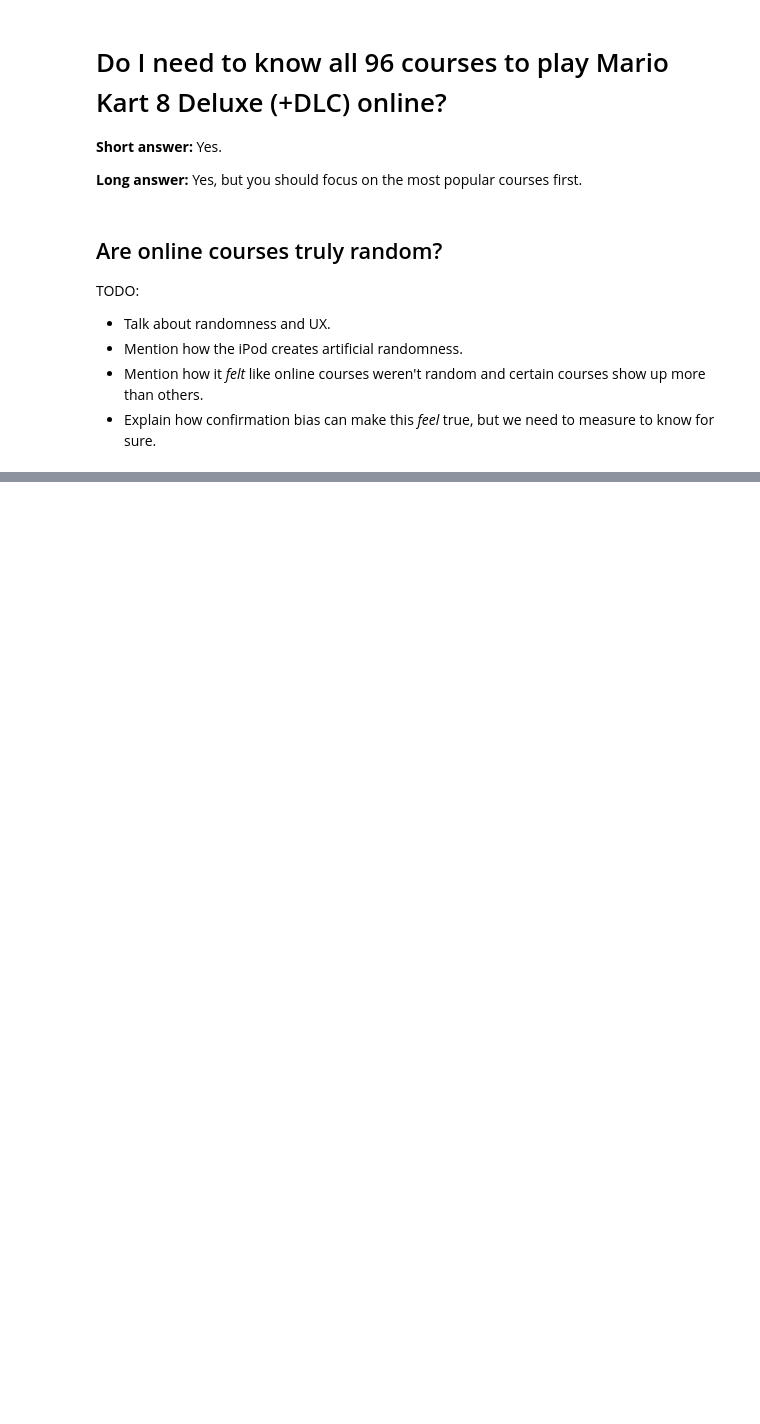
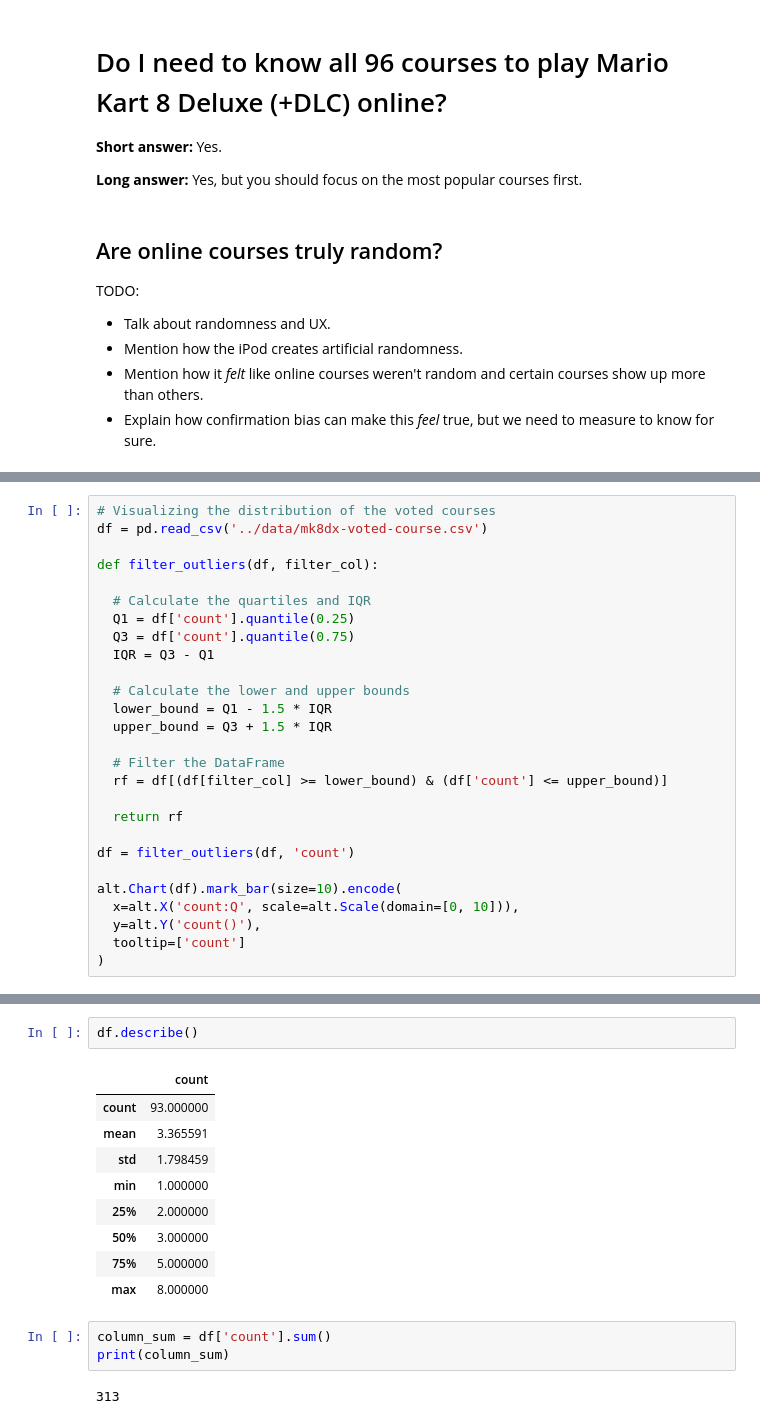
Before and after one commit to brendanwilliam/mk8dx, a Jupyter notebook: src/notebooks/online_votes.ipynb, the cells around one changed output, grey strips where cells are left out. Drawn from its saved outputs; the diff is of its cells as text; blank space fills up the shorter version.

```diff
--- a/src/notebooks/online_votes.ipynb
+++ b/src/notebooks/online_votes.ipynb
@@ -112,0 +202,27 @@ rf
+# %%
+# Visualizing the distribution of the voted courses
+df = pd.read_csv('../data/mk8dx-voted-course.csv')
+
+def filter_outliers(df, filter_col):
+
+  # Calculate the quartiles and IQR
+  Q1 = df['count'].quantile(0.25)
+  Q3 = df['count'].quantile(0.75)
+  IQR = Q3 - Q1
+
+  # Calculate the lower and upper bounds
+  lower_bound = Q1 - 1.5 * IQR
+  upper_bound = Q3 + 1.5 * IQR
+
+  # Filter the DataFrame
+  rf = df[(df[filter_col] >= lower_bound) & (df['count'] <= upper_bound)]
+
+  return rf
+
+df = filter_outliers(df, 'count')
+
+alt.Chart(df).mark_bar(size=10).encode(
+  x=alt.X('count:Q', scale=alt.Scale(domain=[0, 10])),
+  y=alt.Y('count()'),
+  tooltip=['count']
+)
@@ -112,0 +231,17 @@ rf
+# %%
+df.describe()
+# %% [output]
+|  | count |
+| count | 93.000000 |
+| mean | 3.365591 |
+| std | 1.798459 |
+| min | 1.000000 |
+| 25% | 2.000000 |
+| 50% | 3.000000 |
+| 75% | 5.000000 |
+| max | 8.000000 |
+# %%
+column_sum = df['count'].sum()
+print(column_sum)
+# %% [output]
+313
```
Also changed, not shown: parts of 7 cells of this notebook, 2 other files.
